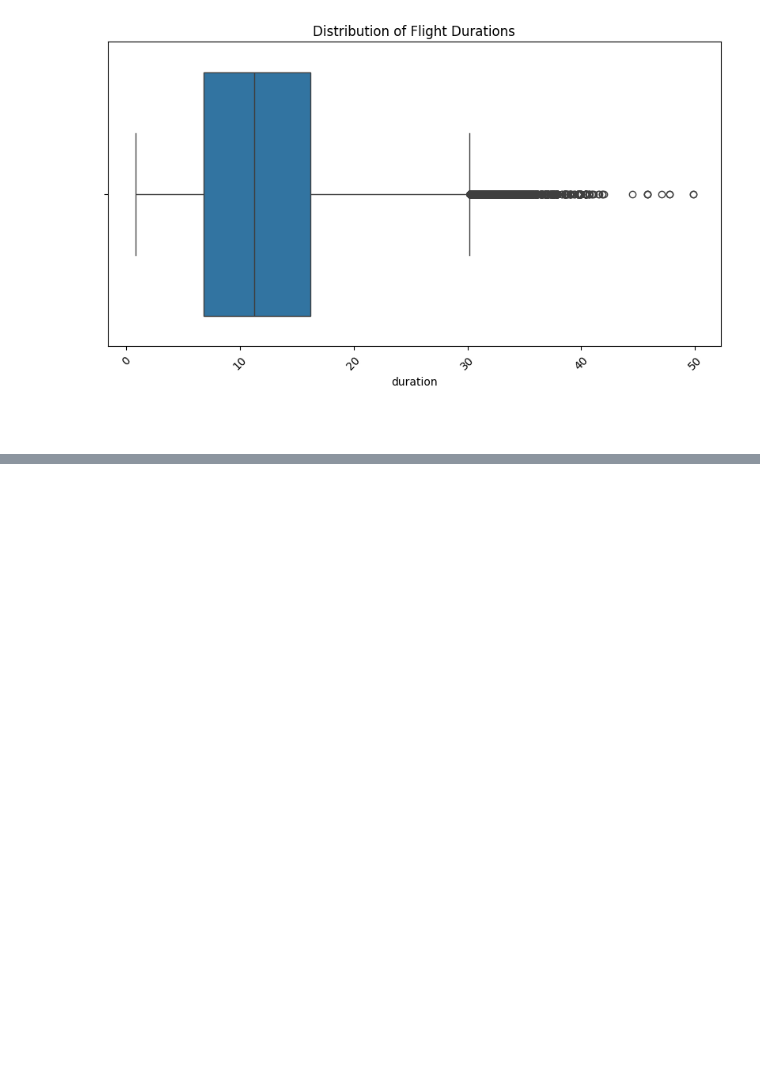
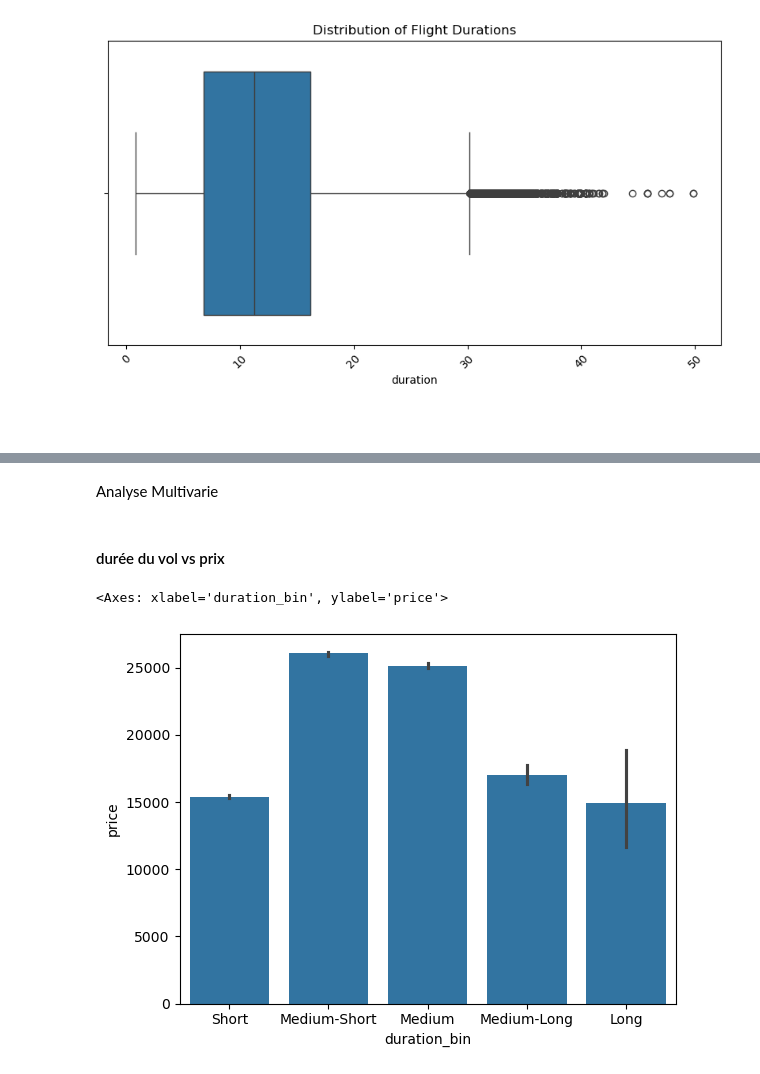
Before and after one commit to ussef37/WEEK_14_Flight_Price_ML, a Jupyter notebook: Machine_Learning_Prediction_Prix_billet_avion.ipynb, the cells around one changed output, grey strips where cells are left out. Saved outputs shown, nothing was run; the diff lists cells and outputs as text; code cells hidden in the pictures; blank space fills up the shorter version.

Commit message:
Analyse multivarie

```diff
--- a/Machine_Learning_Prediction_Prix_billet_avion.ipynb
+++ b/Machine_Learning_Prediction_Prix_billet_avion.ipynb
@@ -209,0 +212,11 @@ plt.show()
+# %% [markdown]
+Analyse Multivarie
+# %% [markdown]
+#### durée du vol vs prix
+# %%
+df["duration_bin"] = pd.cut(df["duration"], bins=5, labels=["Short", "Medium-Short", "Medium", "Medium-Long", "Long"])
+df.groupby("duration_bin")["price"].mean()
+sns.barplot(x="duration_bin", y="price", data=df)
+# %% [output]
+<Axes: xlabel='duration_bin', ylabel='price'>
+[figure, added]
```
Also changed, not shown: parts of 13 cells of this notebook.
